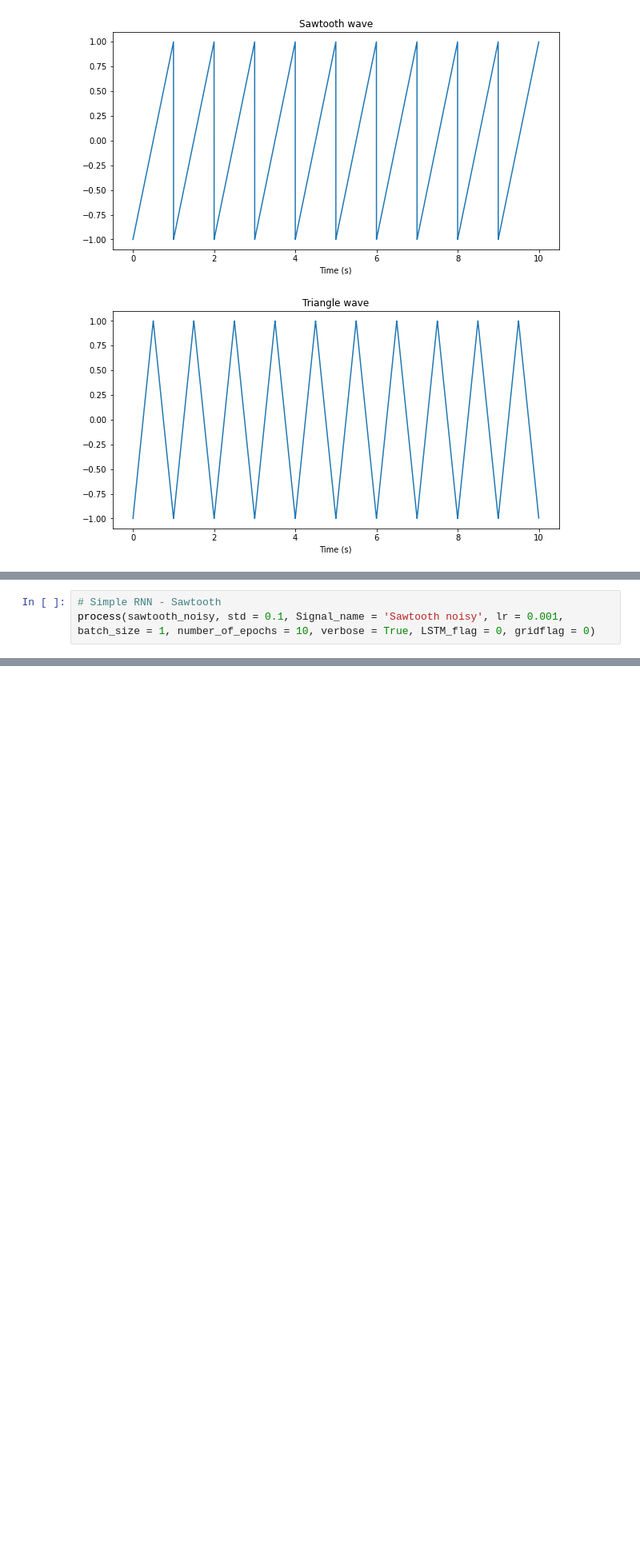
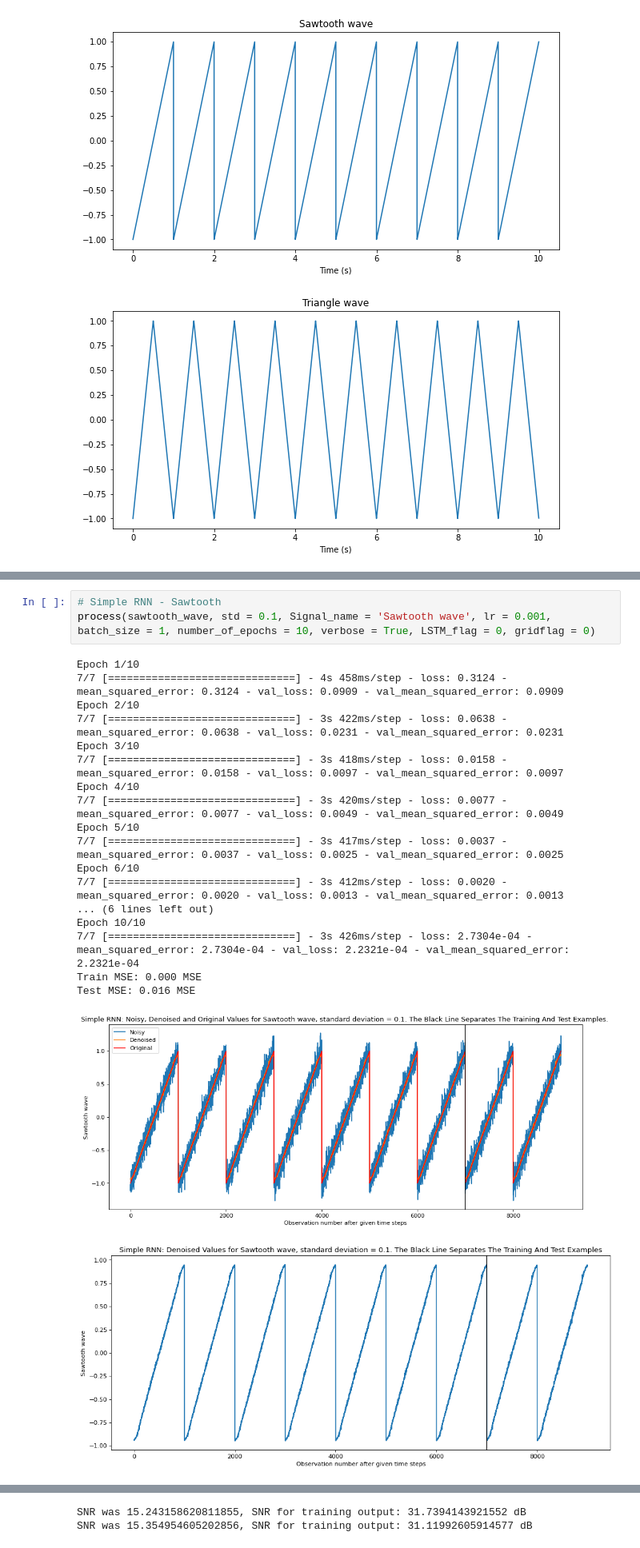
Before and after one commit to asadian98/Deep-Learning-Course-EE25647, a Jupyter notebook: HW3/HW3_Q2.ipynb, the cells around one changed output, grey strips where cells are left out. Shown at 80% size. Saved outputs shown, nothing was run; the diff lists cells and outputs as text; blank space fills up the shorter version.

```diff
--- a/HW3/HW3_Q2.ipynb
+++ b/HW3/HW3_Q2.ipynb
@@ -246,3 +255,23 @@ SNR was 16.80492063636701, SNR for training output: 32.83047019706015 dB
 # %%
 # Simple RNN - Sawtooth
-process(sawtooth_noisy, std = 0.1, Signal_name = 'Sawtooth noisy', lr = 0.001, batch_size = 1, number_of_epochs = 10, verbose = True, LSTM_flag = 0, gridflag = 0)
+process(sawtooth_wave, std = 0.1, Signal_name = 'Sawtooth wave', lr = 0.001, batch_size = 1, number_of_epochs = 10, verbose = True, LSTM_flag = 0, gridflag = 0)
+# %% [output]
+Epoch 1/10
+7/7 [==============================] - 4s 458ms/step - loss: 0.3124 - mean_squared_error: 0.3124 - val_loss: 0.0909 - val_mean_squared_error: 0.0909
+Epoch 2/10
+7/7 [==============================] - 3s 422ms/step - loss: 0.0638 - mean_squared_error: 0.0638 - val_loss: 0.0231 - val_mean_squared_error: 0.0231
+Epoch 3/10
+7/7 [==============================] - 3s 418ms/step - loss: 0.0158 - mean_squared_error: 0.0158 - val_loss: 0.0097 - val_mean_squared_error: 0.0097
+Epoch 4/10
+7/7 [==============================] - 3s 420ms/step - loss: 0.0077 - mean_squared_error: 0.0077 - val_loss: 0.0049 - val_mean_squared_error: 0.0049
+Epoch 5/10
+7/7 [==============================] - 3s 417ms/step - loss: 0.0037 - mean_squared_error: 0.0037 - val_loss: 0.0025 - val_mean_squared_error: 0.0025
+Epoch 6/10
+7/7 [==============================] - 3s 412ms/step - loss: 0.0020 - mean_squared_error: 0.0020 - val_loss: 0.0013 - val_mean_squared_error: 0.0013
+... (6 lines left out)
+Epoch 10/10
+7/7 [==============================] - 3s 426ms/step - loss: 2.7304e-04 - mean_squared_error: 2.7304e-04 - val_loss: 2.2321e-04 - val_mean_squared_error: 2.2321e-04
+Train MSE: 0.000 MSE
+Test MSE: 0.016 MSE
+[figure, added]
+[figure, added]
@@ -249,2 +279,4 @@ process(sawtooth_noisy, std = 0.1, Signal_name = 'Sawtooth noisy', lr = 0.001, b
+SNR was 15.243158620811855, SNR for training output: 31.7394143921552 dB
+SNR was 15.354954605202856, SNR for training output: 31.11992605914577 dB
 # %%
 # Simple RNN - Triangle
```
Also changed, not shown: parts of 19 cells of this notebook.
